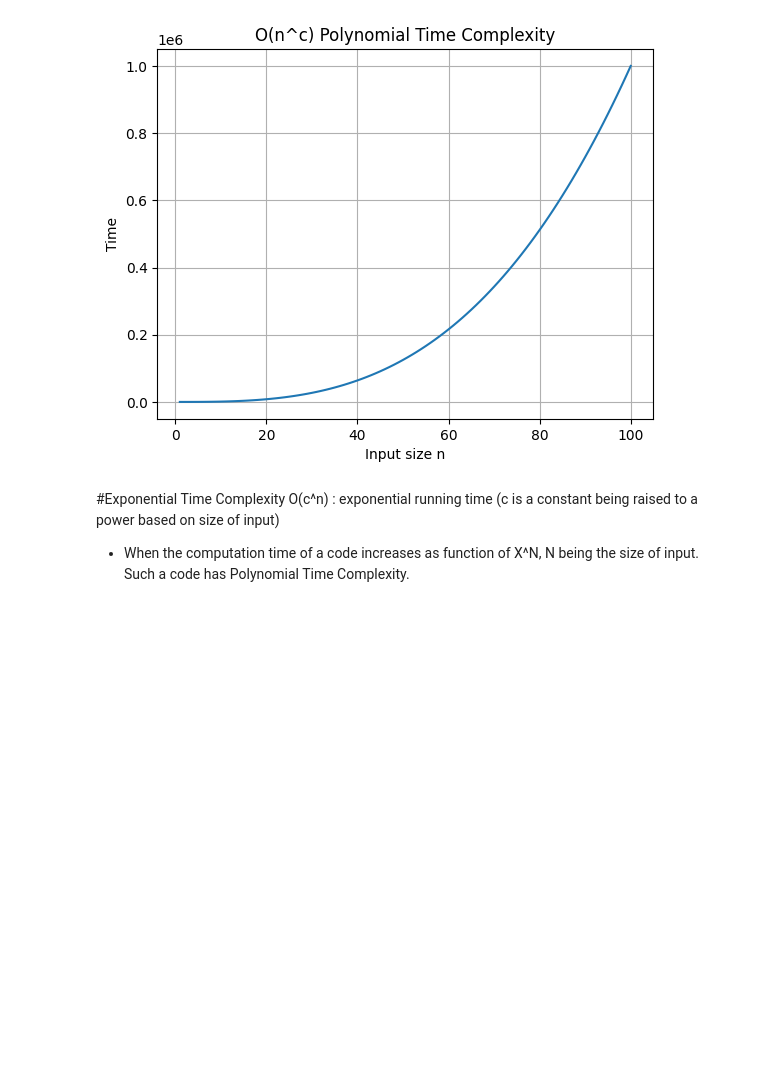
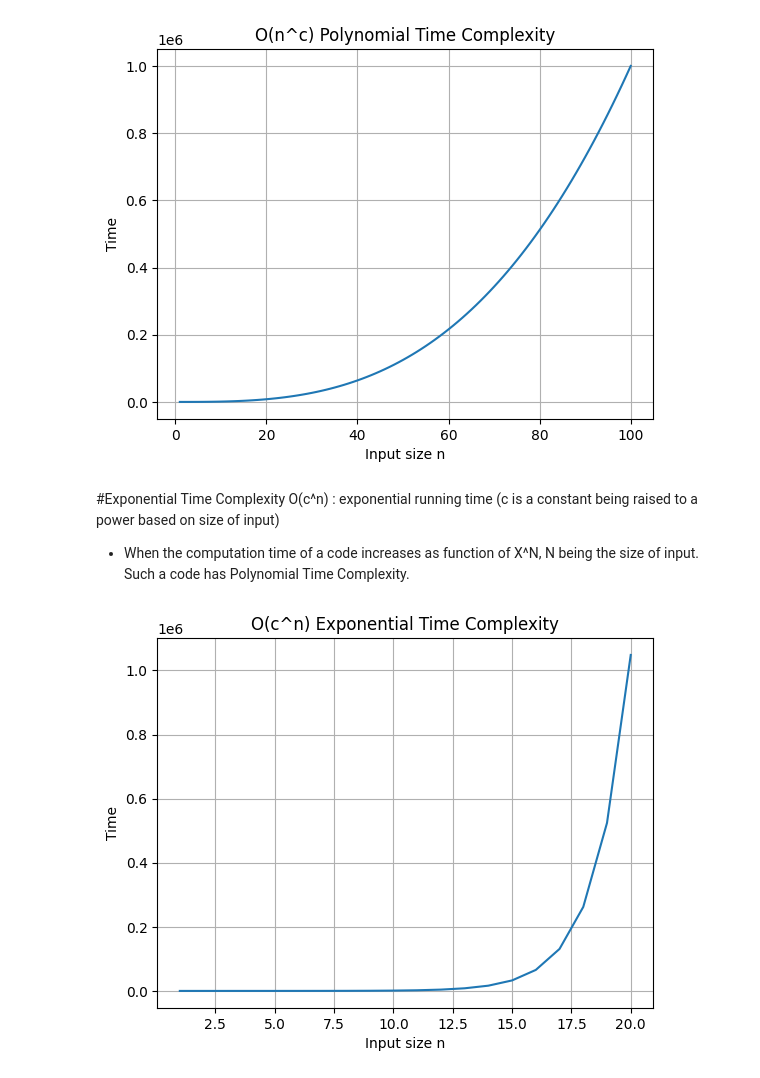
Before and after one commit to AtharvaG-1222/APS-LAB, a Jupyter notebook: Lab_3_Growth_of_function.ipynb, the cells around one changed output. Cells and saved outputs as stored; diff of their text form; code cells hidden in the pictures; blank space fills up the shorter version.

```diff
--- a/Lab_3_Growth_of_function.ipynb
+++ b/Lab_3_Growth_of_function.ipynb
@@ -206,34 +252,33 @@ plt.show()
 * When the computation time of a code increases as function of X^N, N being the size of input. Such a code has Polynomial Time Complexity.
 # %%
 # Prob_7 Take Suitable example and write function that runs in exponential time. plot the graph as well, similar to above example
-import matplotlib.pyplot as plt
-import random
 
-# Polynomial-time function
-def poly(n, c):
-    if c == 0:
+def expo(n, c):
+    if n == 0:
         return 1
     count = 0
-    for i in range(n):
-        count += poly(n, c-1)
+    for i in range(c):
+        count += expo(n-1, c)
     return count
 
 
-n_values = list(range(1, 101))
+n_values = list(range(1, 21))
 time_values = []
 
-c = random.randint(1, 3)
+c = random.randint(2, 4)
 for n in n_values:
-    poly(n, c)
-    time_values.append(n**c)
+    expo(n, c)
+    time_values.append(c**n)
 
 plt.figure()
 plt.plot(n_values, time_values)
 plt.xlabel("Input size n")
 plt.ylabel("Time")
-plt.title("O(n^c) Polynomial Time Complexity")
+plt.title("O(c^n) Exponential Time Complexity")
 plt.grid(True)
 plt.show()
+# %% [output]
+[figure, added]
 # %% [markdown]
 #Importing required packages. plot graph similar to given figure
 
```
Also changed, not shown: parts of 12 cells of this notebook.
